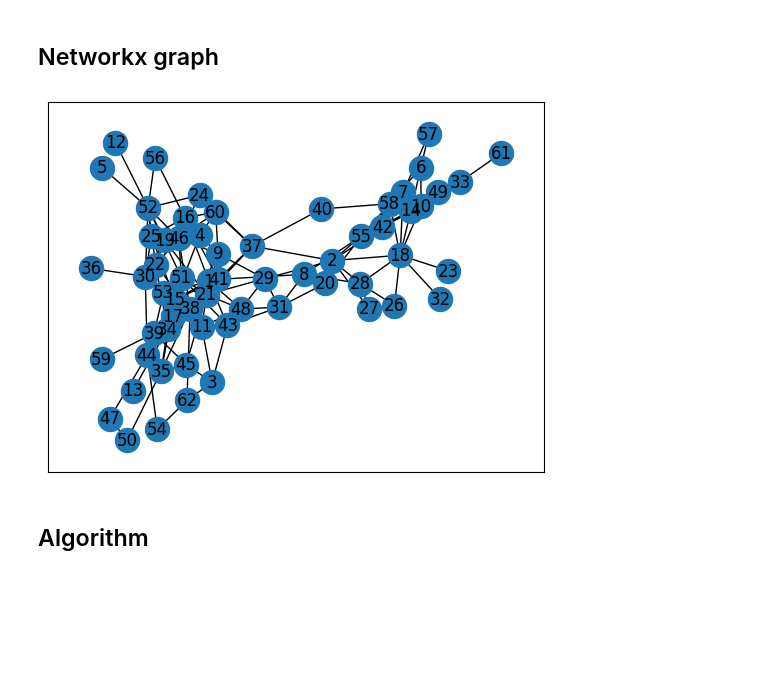
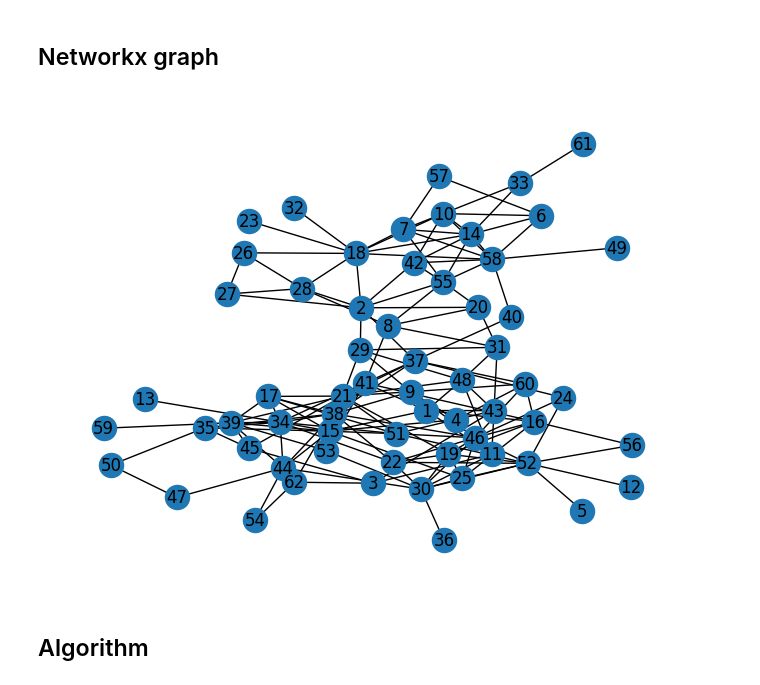
Before and after one commit to lassimalvikko/MDM24, a Jupyter notebook: Ex4/Ex4.ipynb, the cells around one changed output. Cells and saved outputs as stored; diff of their text form; code cells hidden in the pictures; blank space fills up the shorter version.

```diff
--- a/Ex4/Ex4.ipynb
+++ b/Ex4/Ex4.ipynb
@@ -49,10 +49,10 @@ edge_list = [(row[0], row[1]) for _, row in dolphin_conn.iterrows()]
 # %%
 G = nx.Graph()
 G.add_nodes_from(dolphin_list)
 G.add_edges_from(edge_list)
-nx.draw_networkx(G, with_labels=True)
+nx.draw_kamada_kawai(G, with_labels=True)
 # %% [output]
-[figure, old version]
+[figure, new version]
 # %% [markdown]
 ## Algorithm
 # %%
```
Also changed, not shown: parts of 5 cells of this notebook.
